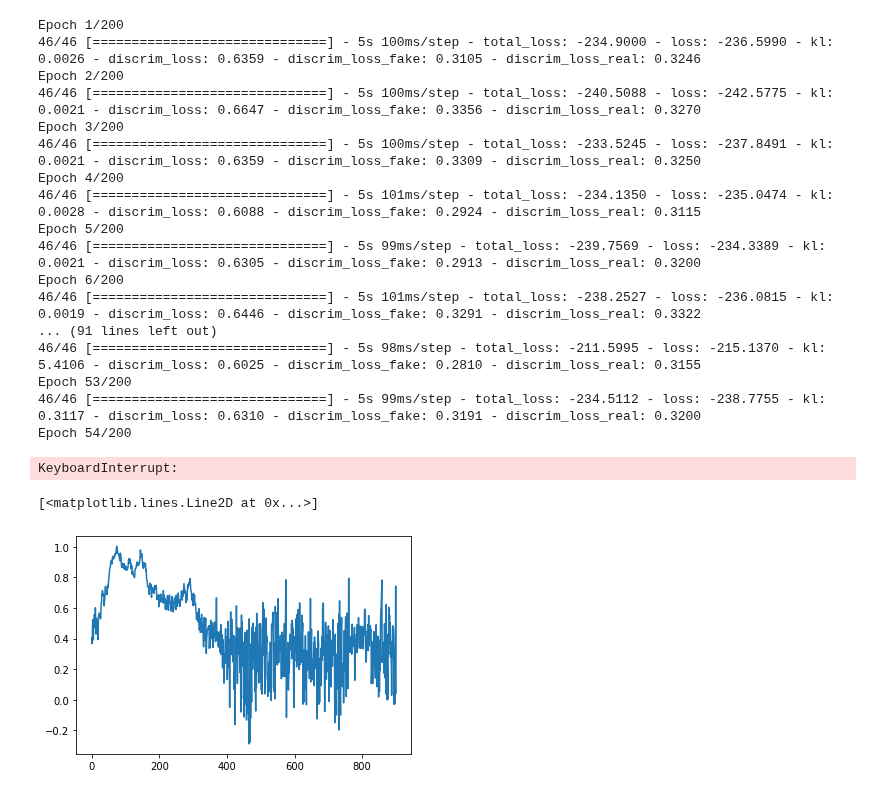
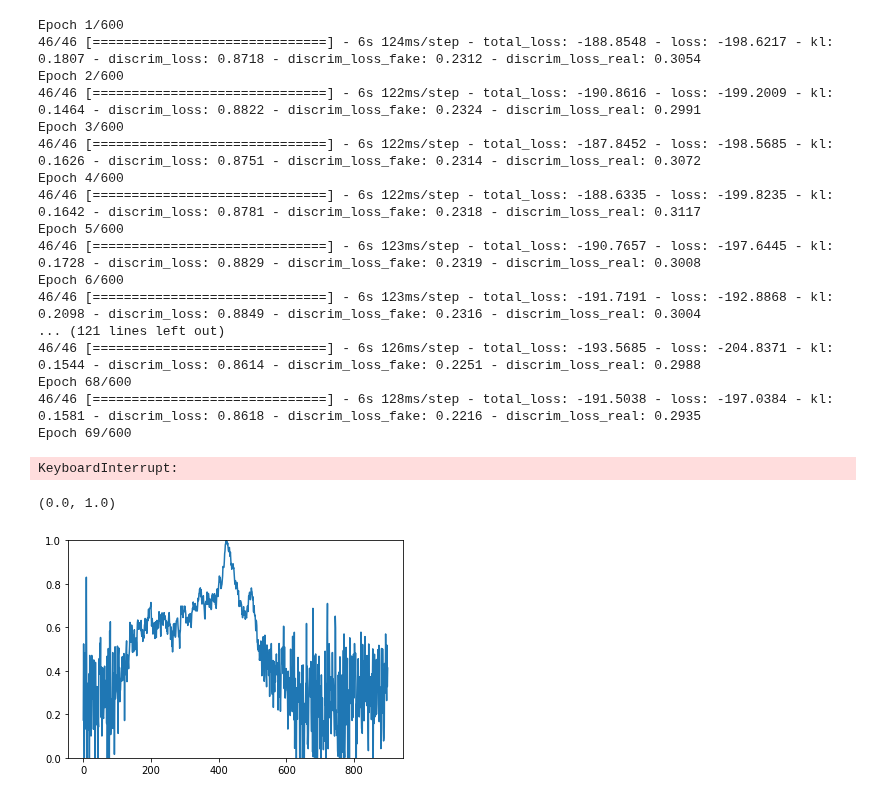
Before and after one commit to jlee118/VAECJ, a Jupyter notebook: VRNNGAN_SyntheticARIMA.ipynb, the cells around one changed output. Saved outputs shown, nothing was run; the diff lists cells and outputs as text; code cells hidden in the pictures.

```diff
--- a/VRNNGAN_SyntheticARIMA.ipynb
+++ b/VRNNGAN_SyntheticARIMA.ipynb
@@ -49,6 +55,7 @@ feature_space = train.shape[2]
 z_dim = 32
 hidden_dim = 64
 vrnn = VRNNGRU(feature_space, z_dim, hidden_dim, timesteps)
-vrnn.compile(keras.optimizers.Adam(lr=0.001))
-vrnn.fit(train, train, batch_size= 20, epochs=10)
+vrnn.load_weights('AR1M1_run4/generator')
+# vrnn.compile(keras.optimizers.Adam(lr=0.001))
+# vrnn.fit(train, train, batch_size= 20, epochs=10)
 # %% [output]
@@ -80,5 +67,5 @@ vrnngan = reload(vrnngan2)
 # %%
-from vrnngan2 import VRNNGRUGAN, lagCallback
+from vrnngan2 import VRNNGRUGAN, VRNNWGAN, lagCallback
 from tensorflow import keras
 import os
 
@@ -86,7 +73,8 @@ timesteps = train.shape[1]
 feature_space = train.shape[2]
 z_dim = 32
 hidden_dim = 64
-model = VRNNGRUGAN(feature_space, z_dim, hidden_dim, timesteps, 20.0, vrnn)
-model.compile(keras.optimizers.Adam(lr=0.001), keras.optimizers.Adam(lr=0.0001))
-model.fit(train, train, batch_size= 20, epochs=200)
+model = VRNNGRUGAN(feature_space, z_dim, hidden_dim, timesteps, 2.0, vrnn)
+# model.load_weights('AR1M1_run3/gan')
+model.compile(keras.optimizers.Adam(lr=0.0001), keras.optimizers.Adam(lr=0.0001))
+model.fit(train, train, batch_size= 20, epochs=800)
 # %% [output]
@@ -94,21 +99,21 @@ Epoch 1/200
 # %%
-model.fit(train, train, batch_size= 20, epochs=200)
+model.fit(train, train, batch_size= 20, epochs=600)
 # %% [output]
-Epoch 1/200
-46/46 [==============================] - 5s 100ms/step - total_loss: -234.9000 - loss: -236.5990 - kl: 0.0026 - discrim_loss: 0.6359 - discrim_loss_fake: 0.3105 - discrim_loss_real: 0.3246
-Epoch 2/200
-46/46 [==============================] - 5s 100ms/step - total_loss: -240.5088 - loss: -242.5775 - kl: 0.0021 - discrim_loss: 0.6647 - discrim_loss_fake: 0.3356 - discrim_loss_real: 0.3270
-Epoch 3/200
-46/46 [==============================] - 5s 100ms/step - total_loss: -233.5245 - loss: -237.8491 - kl: 0.0021 - discrim_loss: 0.6359 - discrim_loss_fake: 0.3309 - discrim_loss_real: 0.3250
-Epoch 4/200
-46/46 [==============================] - 5s 101ms/step - total_loss: -234.1350 - loss: -235.0474 - kl: 0.0028 - discrim_loss: 0.6088 - discrim_loss_fake: 0.2924 - discrim_loss_real: 0.3115
-Epoch 5/200
-46/46 [==============================] - 5s 99ms/step - total_loss: -239.7569 - loss: -234.3389 - kl: 0.0021 - discrim_loss: 0.6305 - discrim_loss_fake: 0.2913 - discrim_loss_real: 0.3200
-Epoch 6/200
-46/46 [==============================] - 5s 101ms/step - total_loss: -238.2527 - loss: -236.0815 - kl: 0.0019 - discrim_loss: 0.6446 - discrim_loss_fake: 0.3291 - discrim_loss_real: 0.3322
-... (91 lines left out)
-46/46 [==============================] - 5s 98ms/step - total_loss: -211.5995 - loss: -215.1370 - kl: 5.4106 - discrim_loss: 0.6025 - discrim_loss_fake: 0.2810 - discrim_loss_real: 0.3155
-Epoch 53/200
-46/46 [==============================] - 5s 99ms/step - total_loss: -234.5112 - loss: -238.7755 - kl: 0.3117 - discrim_loss: 0.6310 - discrim_loss_fake: 0.3191 - discrim_loss_real: 0.3200
-Epoch 54/200
+Epoch 1/600
+46/46 [==============================] - 6s 124ms/step - total_loss: -188.8548 - loss: -198.6217 - kl: 0.1807 - discrim_loss: 0.8718 - discrim_loss_fake: 0.2312 - discrim_loss_real: 0.3054
+Epoch 2/600
+46/46 [==============================] - 6s 122ms/step - total_loss: -190.8616 - loss: -199.2009 - kl: 0.1464 - discrim_loss: 0.8822 - discrim_loss_fake: 0.2324 - discrim_loss_real: 0.2991
+Epoch 3/600
+46/46 [==============================] - 6s 122ms/step - total_loss: -187.8452 - loss: -198.5685 - kl: 0.1626 - discrim_loss: 0.8751 - discrim_loss_fake: 0.2314 - discrim_loss_real: 0.3072
+Epoch 4/600
+46/46 [==============================] - 6s 122ms/step - total_loss: -188.6335 - loss: -199.8235 - kl: 0.1642 - discrim_loss: 0.8781 - discrim_loss_fake: 0.2318 - discrim_loss_real: 0.3117
+Epoch 5/600
+46/46 [==============================] - 6s 123ms/step - total_loss: -190.7657 - loss: -197.6445 - kl: 0.1728 - discrim_loss: 0.8829 - discrim_loss_fake: 0.2319 - discrim_loss_real: 0.3008
+Epoch 6/600
+46/46 [==============================] - 6s 123ms/step - total_loss: -191.7191 - loss: -192.8868 - kl: 0.2098 - discrim_loss: 0.8849 - discrim_loss_fake: 0.2316 - discrim_loss_real: 0.3004
+... (121 lines left out)
+46/46 [==============================] - 6s 126ms/step - total_loss: -193.5685 - loss: -204.8371 - kl: 0.1544 - discrim_loss: 0.8614 - discrim_loss_fake: 0.2251 - discrim_loss_real: 0.2988
+Epoch 68/600
+46/46 [==============================] - 6s 128ms/step - total_loss: -191.5038 - loss: -197.0384 - kl: 0.1581 - discrim_loss: 0.8618 - discrim_loss_fake: 0.2216 - discrim_loss_real: 0.2935
+Epoch 69/600
 KeyboardInterrupt:
@@ -119,10 +124,11 @@ model.save_weights('AR3_run1/gan')
 # %%
-outputs, z, q_mu, p_mu, q_logvar, p_logvar, output_mean, output_logvar,_ = model.predict(train)
+outputs, z, q_mu, p_mu, q_logvar, p_logvar, output_mean, output_logvar,_ = vrnn.predict(train)
 # %%
 plt.plot(outputs[:,-1,:])
+plt.ylim([0,1])
 # %% [output]
-[<matplotlib.lines.Line2D at 0x...>]
+(0.0, 1.0)
-[figure, old version]
+[figure, new version]
 # %%
 plt.plot(m_sample)
 # %% [output]
```
Also changed, not shown: parts of 18 cells of this notebook, 12 other files.
